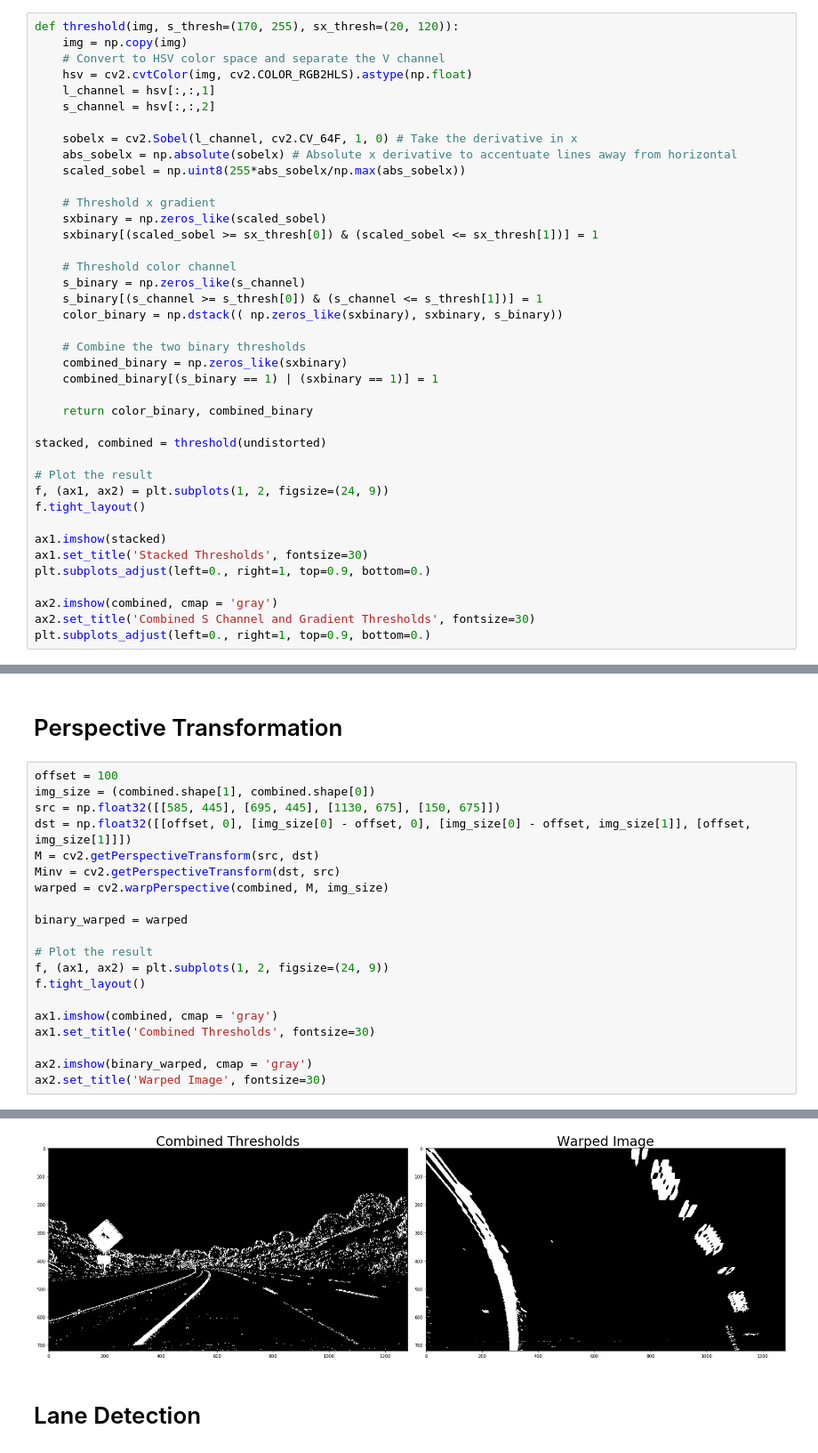
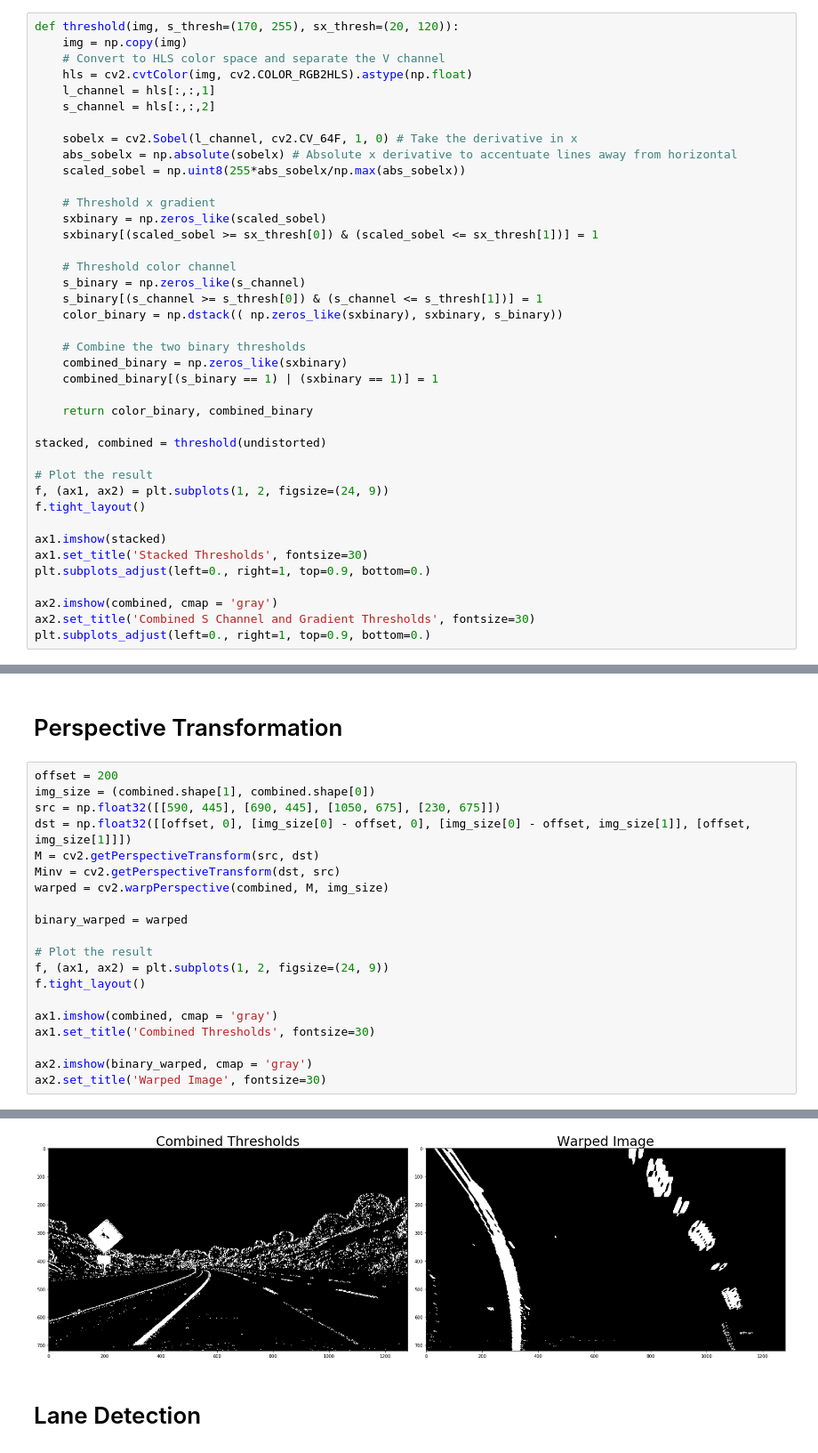
Before and after one commit to kevingau/CarND-Advanced-Lane-Lines-Project, a Jupyter notebook: Advanced-Lane-Lines.ipynb, the cells around one changed output, grey strips where cells are left out. Shown at 89% size. Drawn from its saved outputs; the diff is of its cells as text.

```diff
--- a/Advanced-Lane-Lines.ipynb
+++ b/Advanced-Lane-Lines.ipynb
@@ -75,10 +75,10 @@ plt.subplots_adjust(left=0., right=1, top=0.9, bottom=0.)
 # %%
 def threshold(img, s_thresh=(170, 255), sx_thresh=(20, 120)):
     img = np.copy(img)
-    # Convert to HSV color space and separate the V channel
-    hsv = cv2.cvtColor(img, cv2.COLOR_RGB2HLS).astype(np.float)
-    l_channel = hsv[:,:,1]
-    s_channel = hsv[:,:,2]
+    # Convert to HLS color space and separate the V channel
+    hls = cv2.cvtColor(img, cv2.COLOR_RGB2HLS).astype(np.float)
+    l_channel = hls[:,:,1]
+    s_channel = hls[:,:,2]
 
     sobelx = cv2.Sobel(l_channel, cv2.CV_64F, 1, 0) # Take the derivative in x
     abs_sobelx = np.absolute(sobelx) # Absolute x derivative to accentuate lines away from horizontal
@@ -117,28 +117,28 @@ plt.subplots_adjust(left=0., right=1, top=0.9, bottom=0.)
 # %% [markdown]
 # Perspective Transformation
 # %%
-offset = 100
+offset = 200
 img_size = (combined.shape[1], combined.shape[0])
-src = np.float32([[585, 445], [695, 445], [1130, 675], [150, 675]])
+src = np.float32([[590, 445], [690, 445], [1050, 675], [230, 675]])
 dst = np.float32([[offset, 0], [img_size[0] - offset, 0], [img_size[0] - offset, img_size[1]], [offset, img_size[1]]])
 M = cv2.getPerspectiveTransform(src, dst)
 Minv = cv2.getPerspectiveTransform(dst, src)
 warped = cv2.warpPerspective(combined, M, img_size)
 
 binary_warped = warped
 
 # Plot the result
 f, (ax1, ax2) = plt.subplots(1, 2, figsize=(24, 9))
 f.tight_layout()
 
 ax1.imshow(combined, cmap = 'gray')
 ax1.set_title('Combined Thresholds', fontsize=30)
 
 ax2.imshow(binary_warped, cmap = 'gray')
 ax2.set_title('Warped Image', fontsize=30)
 # %% [output]
 <matplotlib.text.Text at 0x...>
-[figure, old version]
+[figure, new version]
 # %% [markdown]
 # Lane Detection
 # %%
```
Also changed, not shown: parts of 5 cells of this notebook, 2 other files.
